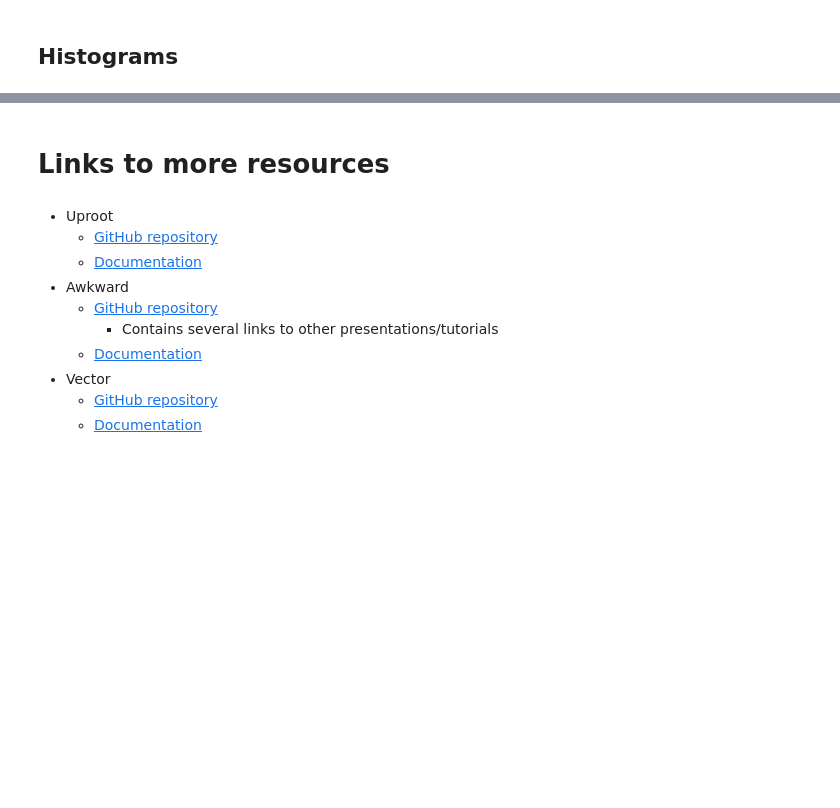
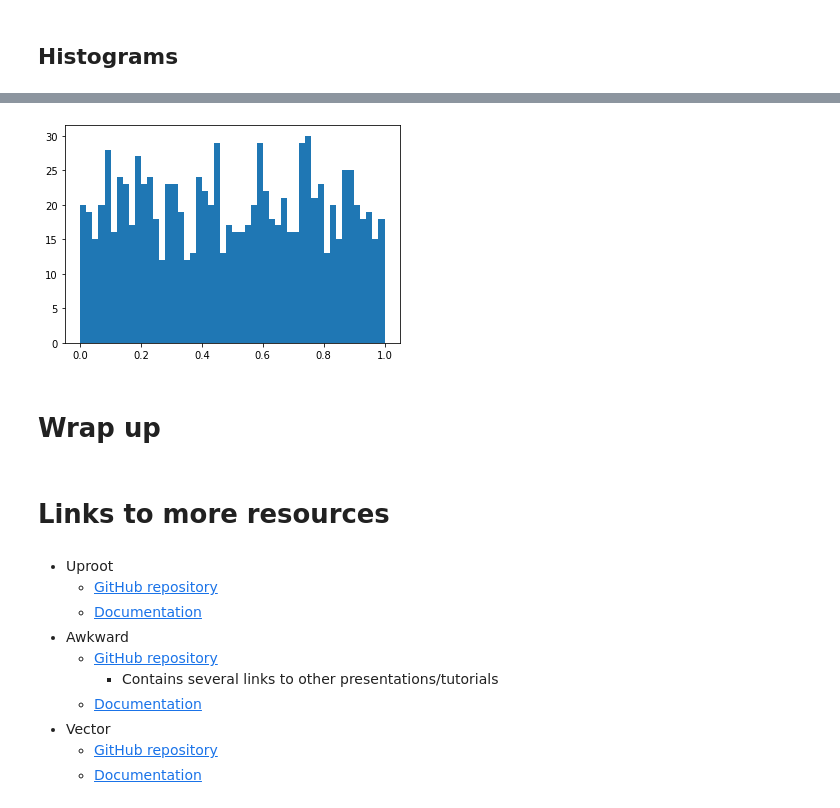
Before and after one commit to masonproffitt/uproot-awkward-vector-demo, a Jupyter notebook: demo.ipynb, the cells around one changed output, grey strips where cells are left out. Cells and saved outputs as stored; diff of their text form; code cells hidden in the pictures; blank space fills up the shorter version.

```diff
--- a/demo.ipynb
+++ b/demo.ipynb
@@ -747,4 +644,4 @@ with uproot.update('new_file.root') as new_file:
 # %%
 array = np.random.random(1000)
-with uproot.update('new_file.root') as new_file:
-    new_file['new_histogram'] = np.histogram(array, bins=100, range=(0, 1))
+numpy_histogram = np.histogram(array, bins=50, range=(0, 1))
+numpy_histogram
@@ -751,3 +657,14 @@ with uproot.update('new_file.root') as new_file:
+# %%
+with uproot.update('new_file.root') as new_file:
+    new_file['new_histogram'] = numpy_histogram
+# %%
+hist, bin_edges = uproot.open('new_file.root')['new_histogram'].to_numpy()
+plt.stairs(hist, bin_edges, fill=True)
+plt.show()
+# %% [output]
+[figure, added]
+# %% [markdown]
+# Wrap up
 # %% [markdown]
 # Links to more resources
 # %% [markdown]
```
Also changed, not shown: parts of 85 cells of this notebook.
